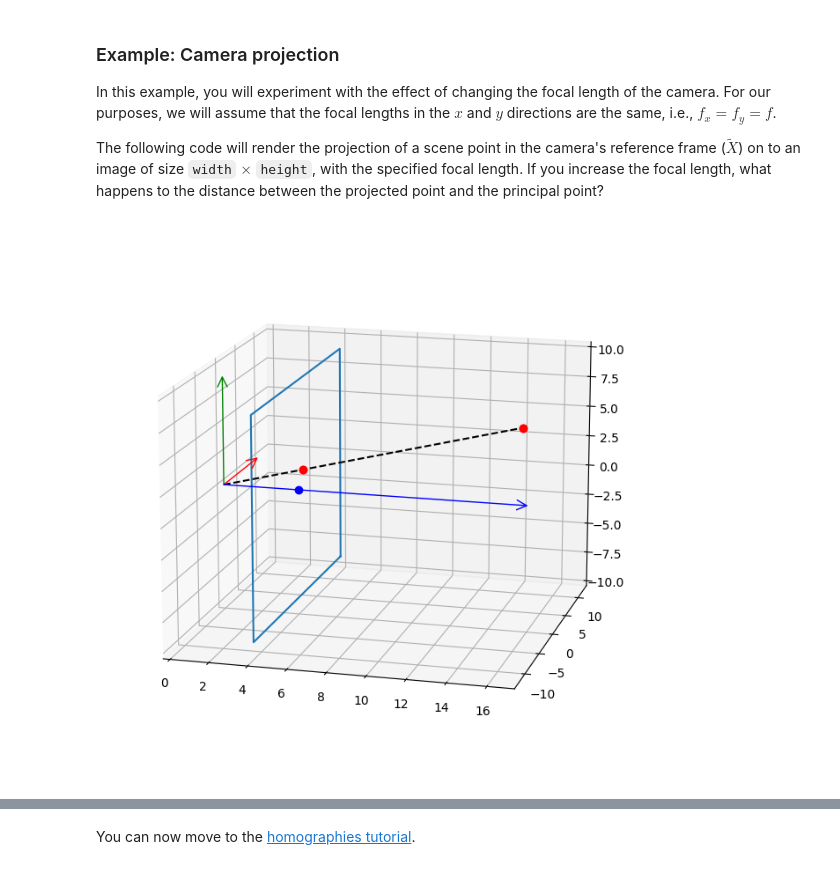
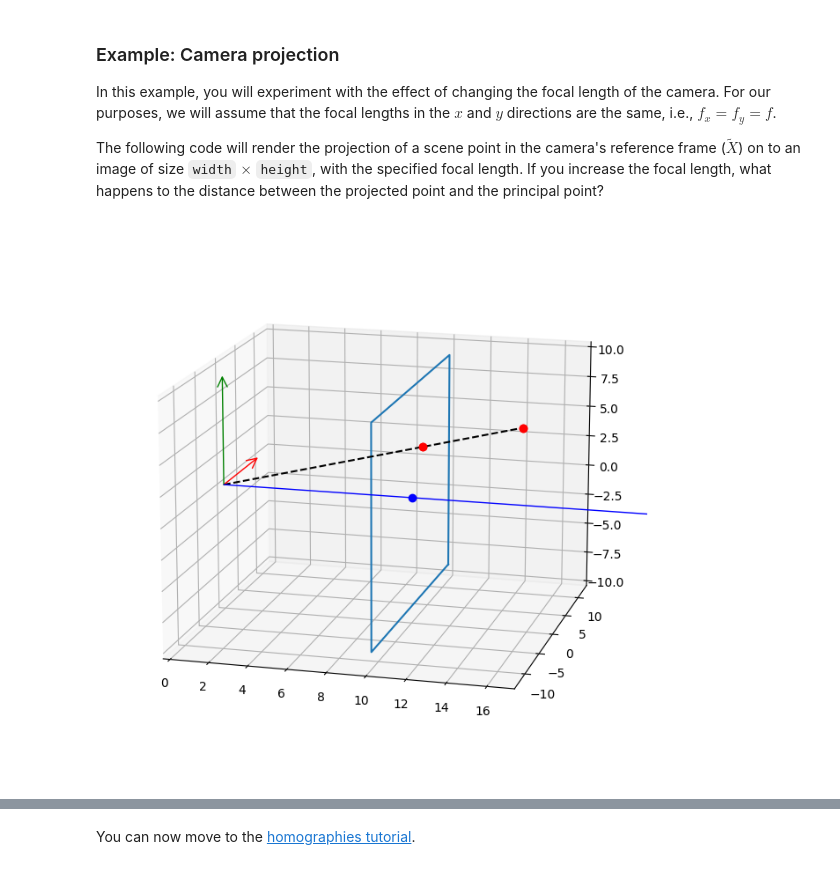
Before and after one commit to stevenijm777/duckietown-lx, a Jupyter notebook: visual-lane-servoing/notebooks/01-Pinhole-Camera/pinhole_camera_matrix.ipynb, the cells around one changed output, grey strips where cells are left out. Cells and saved outputs as stored; diff of their text form; code cells hidden in the pictures.

```diff
--- a/visual-lane-servoing/notebooks/01-Pinhole-Camera/pinhole_camera_matrix.ipynb
+++ b/visual-lane-servoing/notebooks/01-Pinhole-Camera/pinhole_camera_matrix.ipynb
@@ -182,14 +182,14 @@ The following code will render the projection of a scene point in the camera's r
 # %%
 width = 24                       # The width of the image
 height = 18                      # The height of the image
-f = 4                            # The focal length
+f = 10                            # The focal length
 Xtilde = np.array([[5, 5, 15]])  # The Cartesian coordinates of the scene point
 
 
 cam = CameraProjection(width, height, f)
 cam.drawProjection(Xtilde.transpose())
 # %% [output]
-[figure, old version]
+[figure, new version]
 # %% [markdown]
 In many cases, we are interested in the model that describes how points defined with respect to a reference frame differ from that of the camera (e.g., a fixed world coordinate system or the robot's body-fixed reference frame). As we saw previously, we can transform points between different reference frames based on the $3 \times 3$ rotation matrix $R$ and the three-element translation vector $\mathbf{t}$.
 
```
Also changed, not shown: 4 other files.
